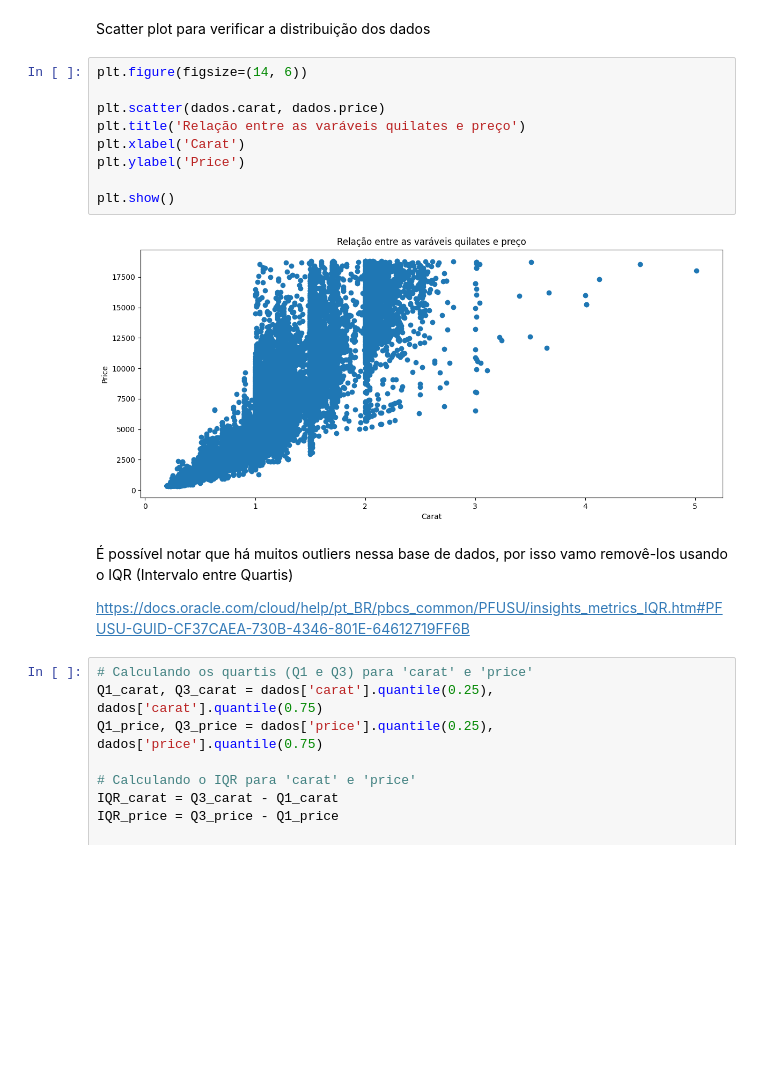
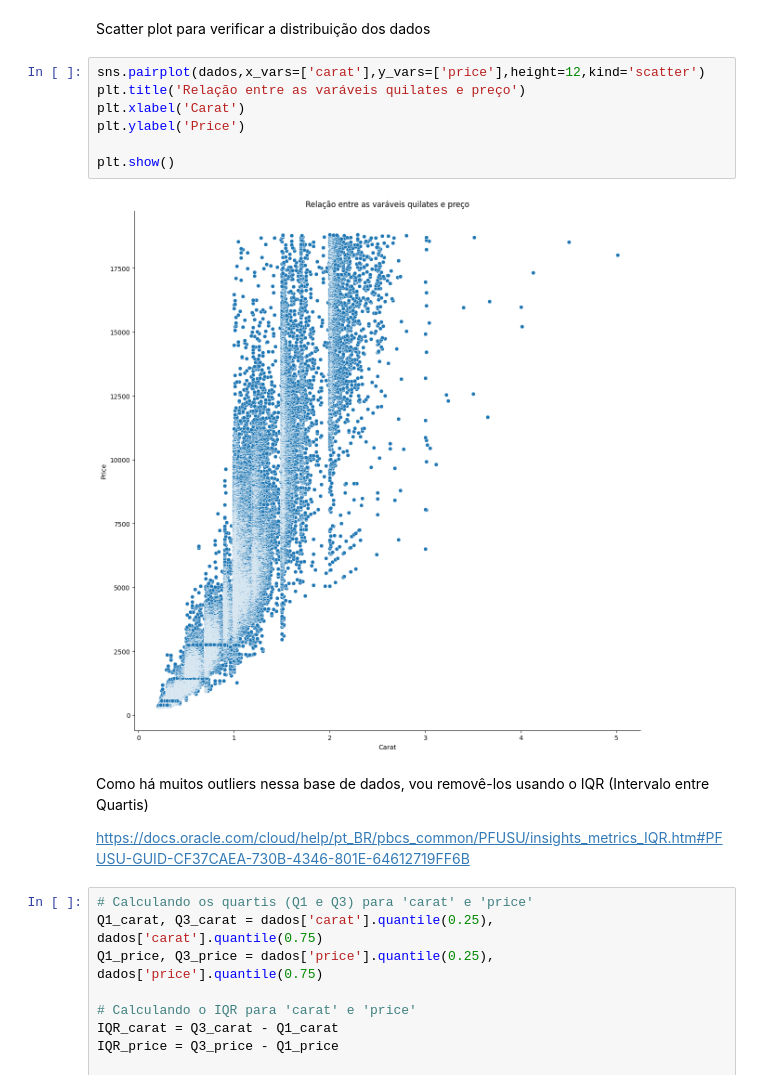
Before and after one commit to DouglasPiasente/Statistics_and_Data_Science, a Jupyter notebook: Diamonds_Price/diamonds_price.ipynb, the cells around one changed output. Saved outputs shown, nothing was run; the diff lists cells and outputs as text; blank space fills up the shorter version.

```diff
--- a/Diamonds_Price/diamonds_price.ipynb
+++ b/Diamonds_Price/diamonds_price.ipynb
@@ -125,18 +125,16 @@ dados.describe()
 # %% [markdown]
 Scatter plot para verificar a distribuição dos dados
 # %%
-plt.figure(figsize=(14, 6))
-
-plt.scatter(dados.carat, dados.price)
+sns.pairplot(dados,x_vars=['carat'],y_vars=['price'],height=12,kind='scatter')
 plt.title('Relação entre as varáveis quilates e preço')
 plt.xlabel('Carat')
 plt.ylabel('Price')
 
 plt.show()
 # %% [output]
-[figure, old version]
+[figure, new version]
 # %% [markdown]
-É possível notar que há muitos outliers nessa base de dados, por isso vamo removê-los usando o IQR (Intervalo entre Quartis)
+Como há muitos outliers nessa base de dados, vou removê-los usando o IQR (Intervalo entre Quartis)
 
 https://docs.oracle.com/cloud/help/pt_BR/pbcs_common/PFUSU/insights_metrics_IQR.htm#PFUSU-GUID-CF37CAEA-730B-4346-801E-64612719FF6B
 # %%
```
Also changed, not shown: parts of 42 cells of this notebook.
